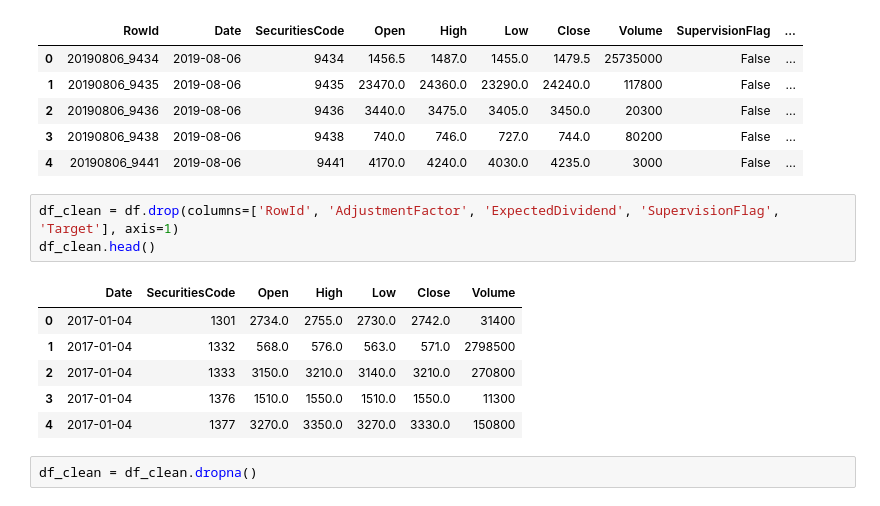
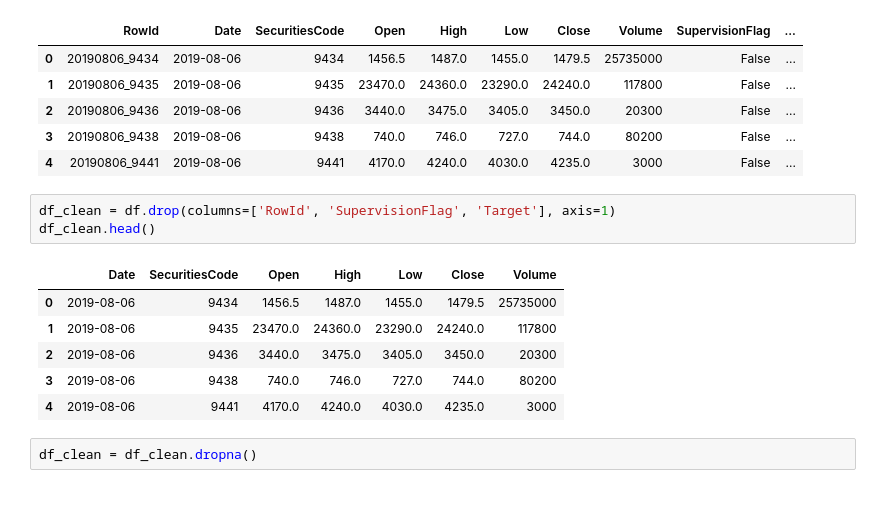
Before and after one commit to 1on1pt/JPX_Tokyo_Stock_Exchange_Prediction, a Jupyter notebook: JPX_Prophet_daily_model.ipynb, the cells around one changed output. Saved outputs shown, nothing was run; the diff lists cells and outputs as text.

```diff
--- a/JPX_Prophet_daily_model.ipynb
+++ b/JPX_Prophet_daily_model.ipynb
@@ -38,15 +38,15 @@ df.head()
 | 3 | 20190806_9438 | 2019-08-06 | 9438 | 740.0 | 746.0 | 727.0 | 744.0 | 80200 | False | ... |
 | 4 | 20190806_9441 | 2019-08-06 | 9441 | 4170.0 | 4240.0 | 4030.0 | 4235.0 | 3000 | False | ... |
 # %%
-df_clean = df.drop(columns=['RowId', 'AdjustmentFactor', 'ExpectedDividend', 'SupervisionFlag', 'Target'], axis=1)
+df_clean = df.drop(columns=['RowId', 'SupervisionFlag', 'Target'], axis=1)
 df_clean.head()
 # %% [output]
 |  | Date | SecuritiesCode | Open | High | Low | Close | Volume |
-| 0 | 2017-01-04 | 1301 | 2734.0 | 2755.0 | 2730.0 | 2742.0 | 31400 |
-| 1 | 2017-01-04 | 1332 | 568.0 | 576.0 | 563.0 | 571.0 | 2798500 |
-| 2 | 2017-01-04 | 1333 | 3150.0 | 3210.0 | 3140.0 | 3210.0 | 270800 |
-| 3 | 2017-01-04 | 1376 | 1510.0 | 1550.0 | 1510.0 | 1550.0 | 11300 |
-| 4 | 2017-01-04 | 1377 | 3270.0 | 3350.0 | 3270.0 | 3330.0 | 150800 |
+| 0 | 2019-08-06 | 9434 | 1456.5 | 1487.0 | 1455.0 | 1479.5 | 25735000 |
+| 1 | 2019-08-06 | 9435 | 23470.0 | 24360.0 | 23290.0 | 24240.0 | 117800 |
+| 2 | 2019-08-06 | 9436 | 3440.0 | 3475.0 | 3405.0 | 3450.0 | 20300 |
+| 3 | 2019-08-06 | 9438 | 740.0 | 746.0 | 727.0 | 744.0 | 80200 |
+| 4 | 2019-08-06 | 9441 | 4170.0 | 4240.0 | 4030.0 | 4235.0 | 3000 |
 # %%
 df_clean = df_clean.dropna()
 # %%
```
Also changed, not shown: parts of 1 cell of this notebook, 4 other files.
